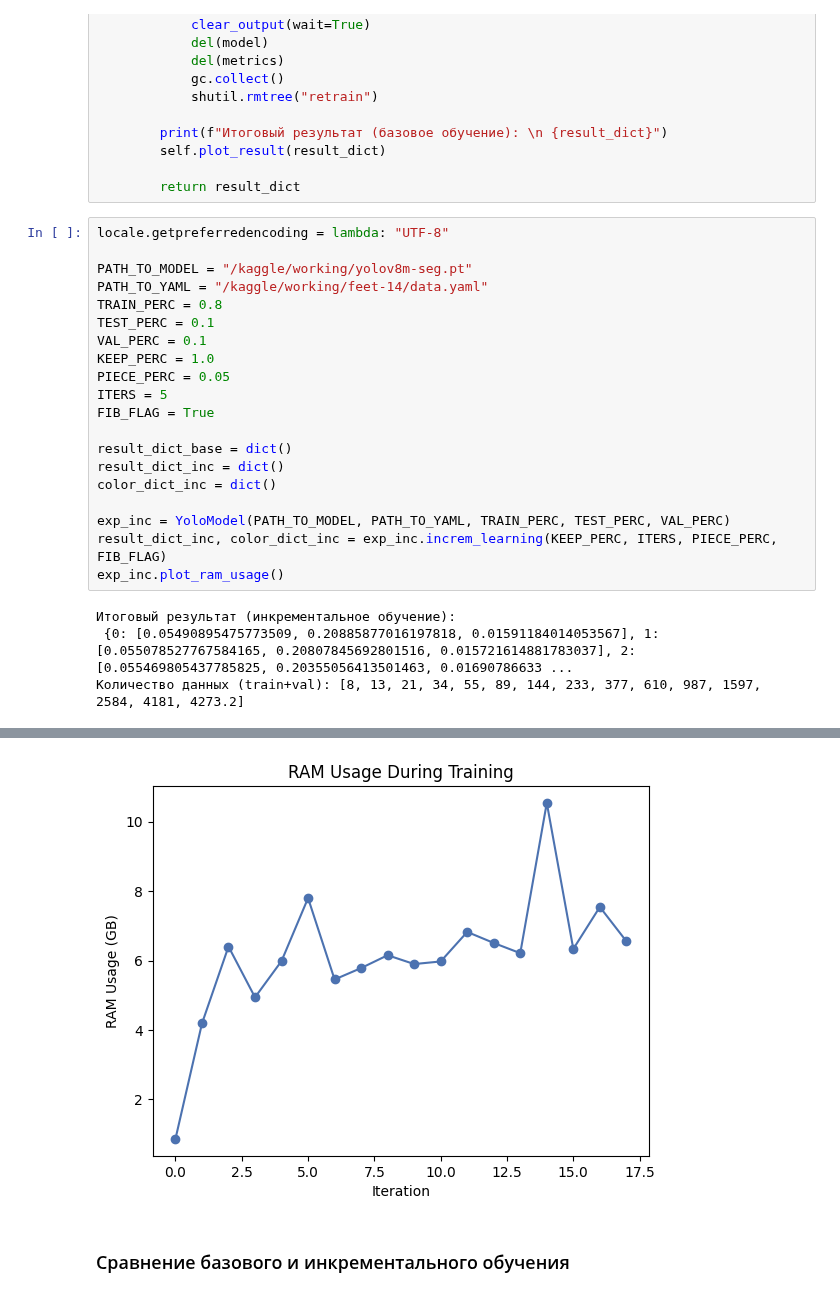
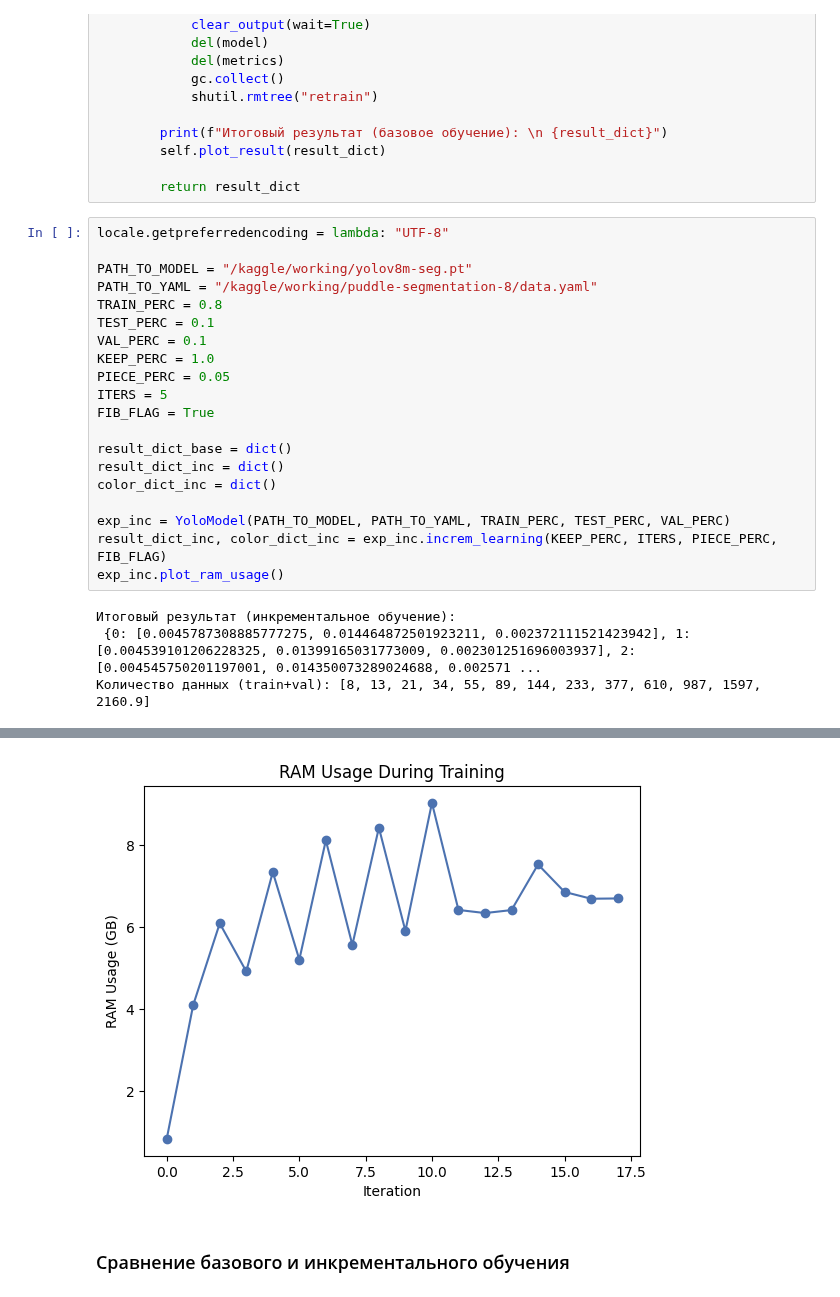
Before and after one commit to CTLab-ITMO/PTS-SP, a Jupyter notebook: yolov8.ipynb, the cells around one changed output, grey strips where cells are left out. Cells and saved outputs as stored; diff of their text form.

Commit message:
Kaggle Notebook | yolov8 | Version 46

```diff
--- a/yolov8.ipynb
+++ b/yolov8.ipynb
@@ -579,7 +580,7 @@ class YoloModel:
 locale.getpreferredencoding = lambda: "UTF-8"
 
 PATH_TO_MODEL = "/kaggle/working/yolov8m-seg.pt"
-PATH_TO_YAML = "/kaggle/working/feet-14/data.yaml"
+PATH_TO_YAML = "/kaggle/working/puddle-segmentation-8/data.yaml"
 TRAIN_PERC = 0.8
 TEST_PERC = 0.1
 VAL_PERC = 0.1
@@ -597,5 +598,5 @@ result_dict_inc, color_dict_inc = exp_inc.increm_learning(KEEP_PERC, ITERS, PIEC
 exp_inc.plot_ram_usage()
 # %% [output]
 Итоговый результат (инкрементальное обучение):
- {0: [0.05490895475773509, 0.20885877016197818, 0.01591184014053567], 1: [0.055078527767584165, 0.20807845692801516, 0.015721614881783037], 2: [0.055469805437785825, 0.20355056413501463, 0.01690786633 ...
-Количество данных (train+val): [8, 13, 21, 34, 55, 89, 144, 233, 377, 610, 987, 1597, 2584, 4181, 4273.2]
+ {0: [0.0045787308885777275, 0.014464872501923211, 0.002372111521423942], 1: [0.004539101206228325, 0.01399165031773009, 0.002301251696003937], 2: [0.004545750201197001, 0.014350073289024688, 0.002571 ...
+Количество данных (train+val): [8, 13, 21, 34, 55, 89, 144, 233, 377, 610, 987, 1597, 2160.9]
@@ -605,4 +606,4 @@ exp_inc.plot_ram_usage()
-[figure, old version]
+[figure, new version]
 # %% [markdown]
 ### Сравнение базового и инкрементального обучения
 # %% [markdown]
```
Also changed, not shown: parts of 3 cells of this notebook.
